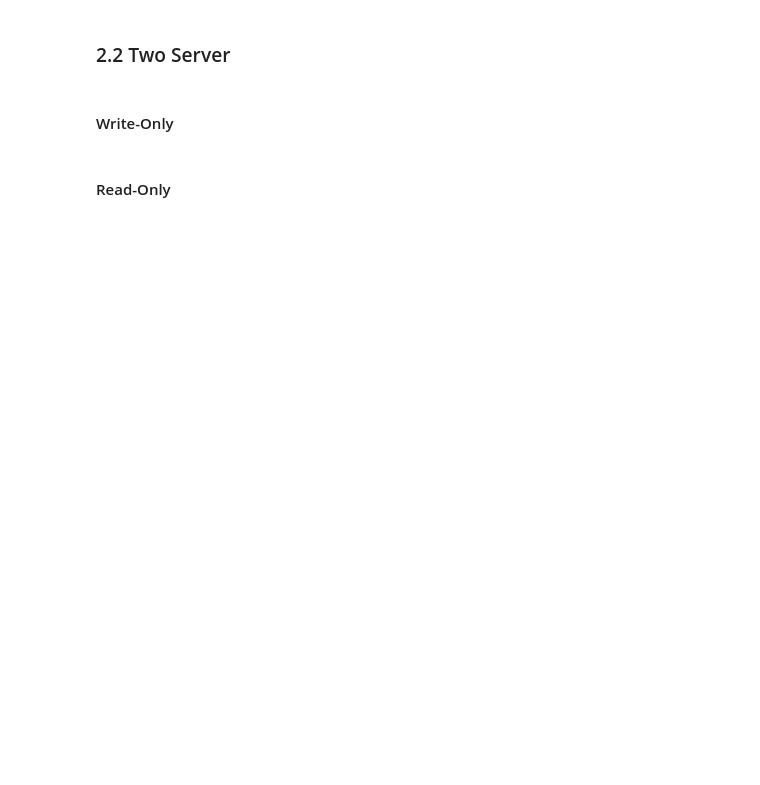
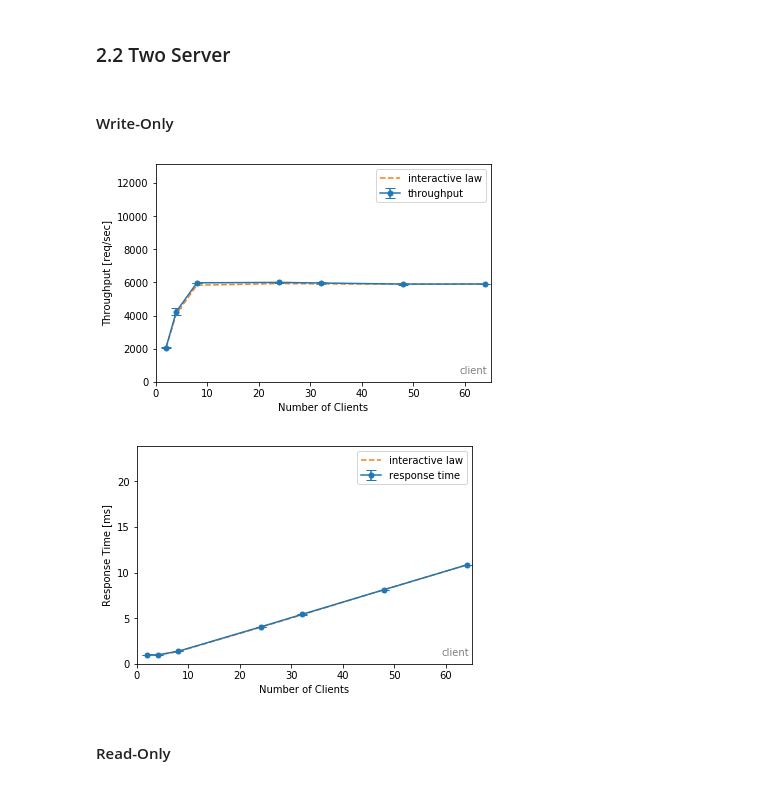
Before and after one commit to nicolas-kuechler/eth-asl-middleware-benchmark-2018, a Jupyter notebook: python/analysis/ASL - Report Notebook.ipynb, the cells around one changed output. Saved outputs shown, nothing was run; the diff lists cells and outputs as text; code cells hidden in the pictures; blank space fills up the shorter version.

```diff
--- a/python/analysis/ASL - Report Notebook.ipynb
+++ b/python/analysis/ASL - Report Notebook.ipynb
@@ -38,14 +53,17 @@ generate(rt1_plot, pd_ro, f"{exp_name}_ro_rt1") # response time vs num_clients p
 ### 2.2 Two Server
 # %%
 exp_name="exp22"
-pd = query.load_pd(suite=suite, exp=exp_name)
+df_exp22 = queries.query_client.load_df(suite=suite[exp_name], exp=exp_name)
 # %% [markdown]
 #### Write-Only
 # %%
-pd_wo = pd[pd['workload']=='write-only']
+df_exp22_wo = df_exp22[df_exp22['workload']=='write-only']
 
-generate(t1_plot, pd_wo, f"{exp_name}_wo_t1") # throughput vs num_clients plot
-generate(rt1_plot, pd_wo, f"{exp_name}_wo_rt1") # response time vs num_clients plot
+plots.generate(plots.t1, df_exp22_wo, suite[exp_name], f"{exp_name}_wo_t1") # throughput vs num_clients plot
+plots.generate(plots.rt1, df_exp22_wo, suite[exp_name], f"{exp_name}_wo_rt1") # response time vs num_clients plot
+# %% [output]
+[figure, added]
+[figure, added]
 # %% [markdown]
 #### Read-Only
 # %%
```
Also changed, not shown: parts of 28 cells of this notebook, 11 other files.
